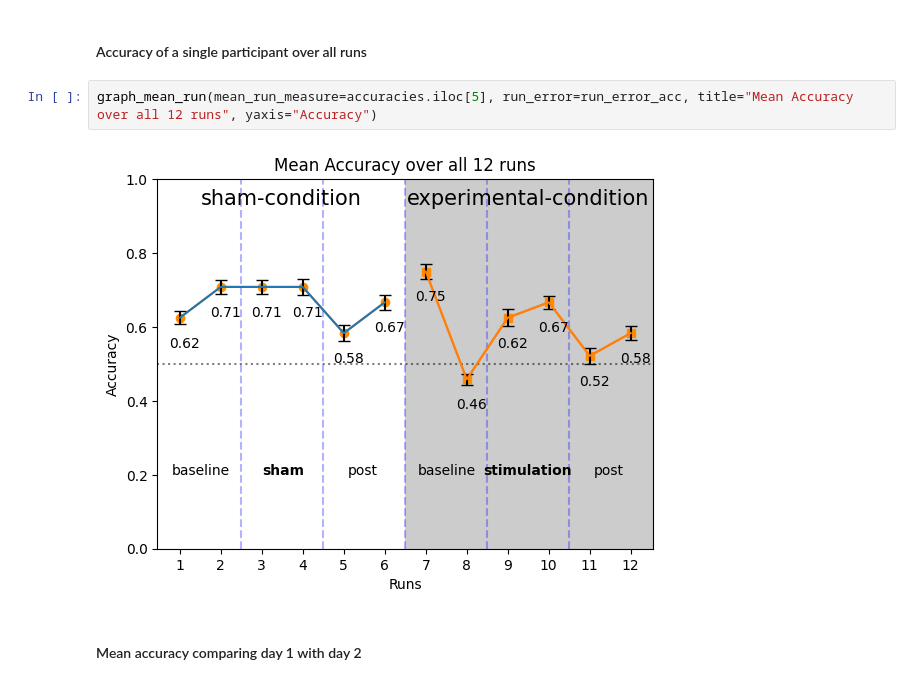
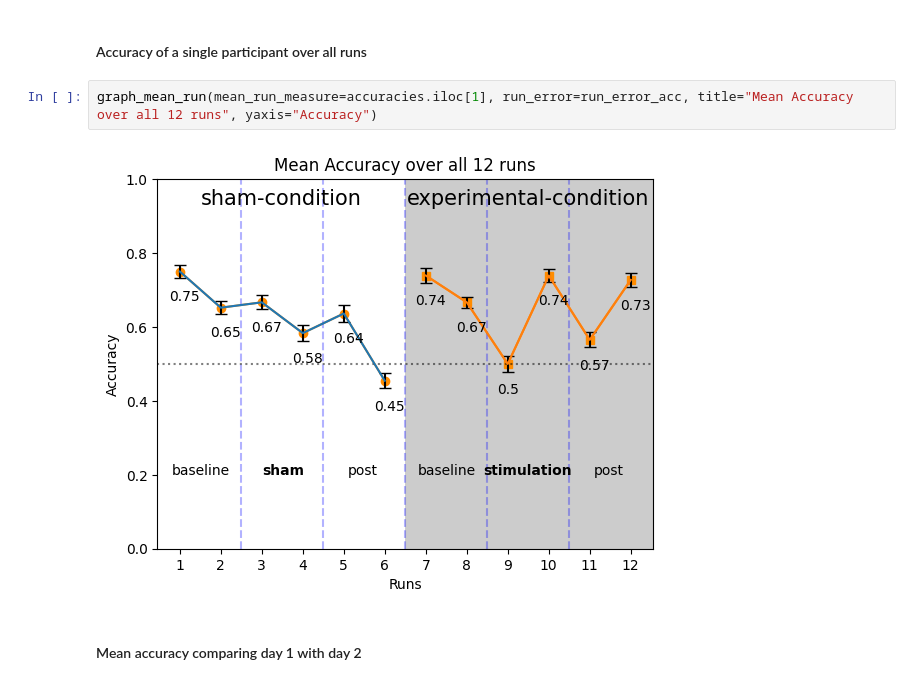
Before and after one commit to Lucakaemmer/tDCS_tACS, a Jupyter notebook: data_analysis/jp_plotting.ipynb, the cells around one changed output. Saved outputs shown, nothing was run; the diff lists cells and outputs as text.

```diff
--- a/data_analysis/jp_plotting.ipynb
+++ b/data_analysis/jp_plotting.ipynb
@@ -38,9 +38,9 @@ graph_mean_run(mean_run_measure=mean_run_accuracies, run_error=run_error_acc, ti
 # %% [markdown]
 #### Accuracy of a single participant over all runs
 # %%
-graph_mean_run(mean_run_measure=accuracies.iloc[5], run_error=run_error_acc, title="Mean Accuracy over all 12 runs", yaxis="Accuracy")
+graph_mean_run(mean_run_measure=accuracies.iloc[1], run_error=run_error_acc, title="Mean Accuracy over all 12 runs", yaxis="Accuracy")
 # %% [output]
-[figure, old version]
+[figure, new version]
 # %% [markdown]
 #### Mean accuracy comparing day 1 with day 2
 # %%
```
Also changed, not shown: parts of 8 cells of this notebook, 9 other files.
